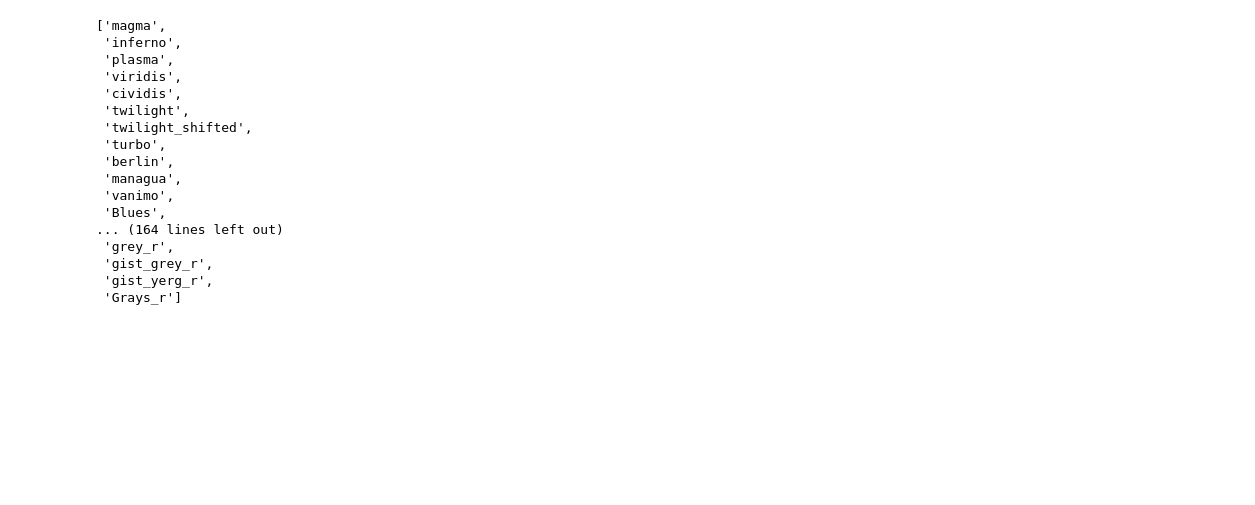
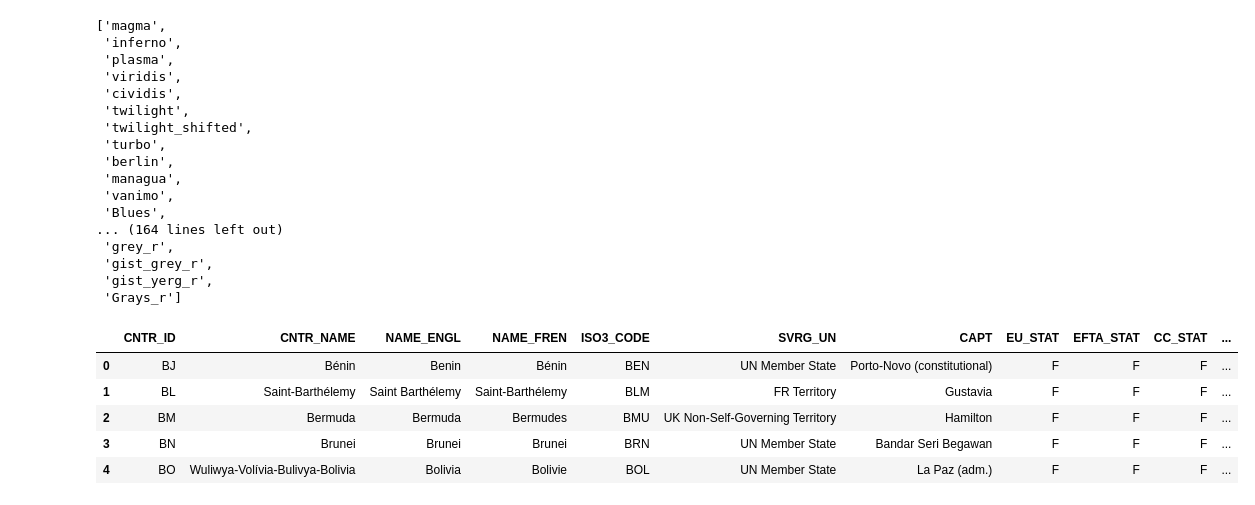
Before and after one commit to piStacya/CRIME_ANALYSIS_DS, a Jupyter notebook: Notebooks/Riigid_ja_regioonid.ipynb, the cells around one changed output. Cells and saved outputs as stored; diff of their text form; code cells hidden in the pictures; blank space fills up the shorter version.

```diff
--- a/Notebooks/Riigid_ja_regioonid.ipynb
+++ b/Notebooks/Riigid_ja_regioonid.ipynb
@@ -563,3 +567,13 @@ list(colormaps)
  'gist_grey_r',
  'gist_yerg_r',
  'Grays_r']
+# %%
+europe_countries_gdf = gpd.read_file("../assets/CNTR_RG_10M_2024_3035.gpkg")
+europe_countries_gdf.head()
+# %% [output]
+|  | CNTR_ID | CNTR_NAME | NAME_ENGL | NAME_FREN | ISO3_CODE | SVRG_UN | CAPT | EU_STAT | EFTA_STAT | CC_STAT | ... |
+| 0 | BJ | Bénin | Benin | Bénin | BEN | UN Member State | Porto-Novo (constitutional) | F | F | F | ... |
+| 1 | BL | Saint-Barthélemy | Saint Barthélemy | Saint-Barthélemy | BLM | FR Territory | Gustavia | F | F | F | ... |
+| 2 | BM | Bermuda | Bermuda | Bermudes | BMU | UK Non-Self-Governing Territory | Hamilton | F | F | F | ... |
+| 3 | BN | Brunei | Brunei | Brunei | BRN | UN Member State | Bandar Seri Begawan | F | F | F | ... |
+| 4 | BO | Wuliwya-Volívia-Bulivya-Bolivia | Bolivia | Bolivie | BOL | UN Member State | La Paz (adm.) | F | F | F | ... |
```
Also changed, not shown: parts of 8 cells of this notebook, 4 other files.
